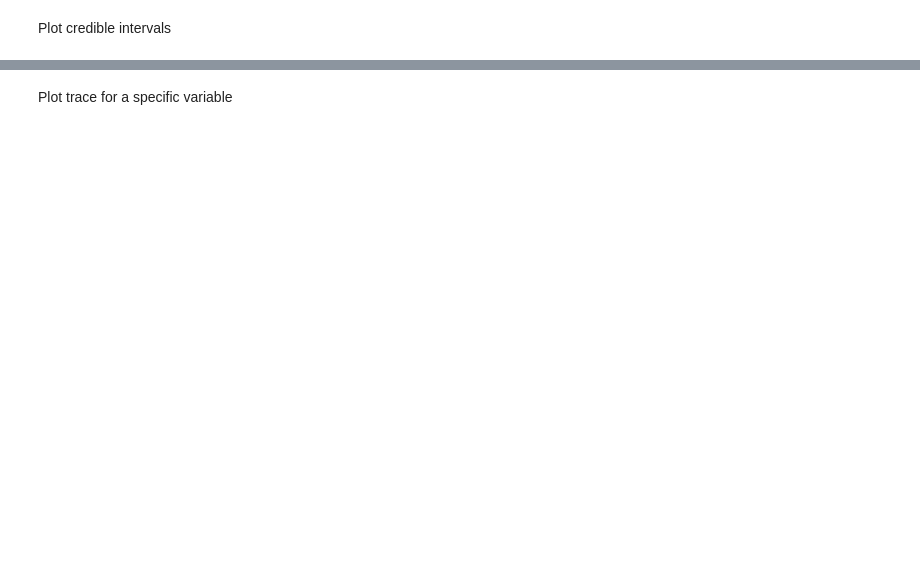
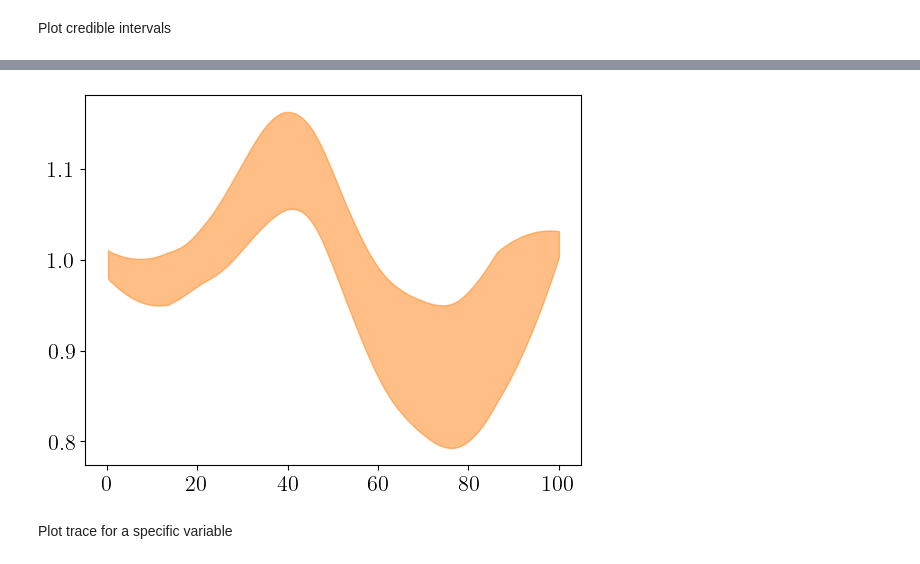
Before and after one commit to MarkusTHolm/BeamUQ, a Jupyter notebook: beamUQ.ipynb, the cells around one changed output, grey strips where cells are left out. Drawn from its saved outputs; the diff is of its cells as text; code cells hidden in the pictures; blank space fills up the shorter version.

```diff
--- a/beamUQ.ipynb
+++ b/beamUQ.ipynb
@@ -318,3 +352,7 @@ plt.legend(bbox_to_anchor=(1.05, 1), loc='upper left')
+# %%
+arviz.plot_hdi(grid, samples_MH_5.funvals.samples.T, hdi_prob=0.95);
+# %% [output]
+[figure, added]
 # %% [markdown]
 Plot trace for a specific variable
 # %%
```
Also changed, not shown: parts of 8 cells of this notebook, 2 other files.
